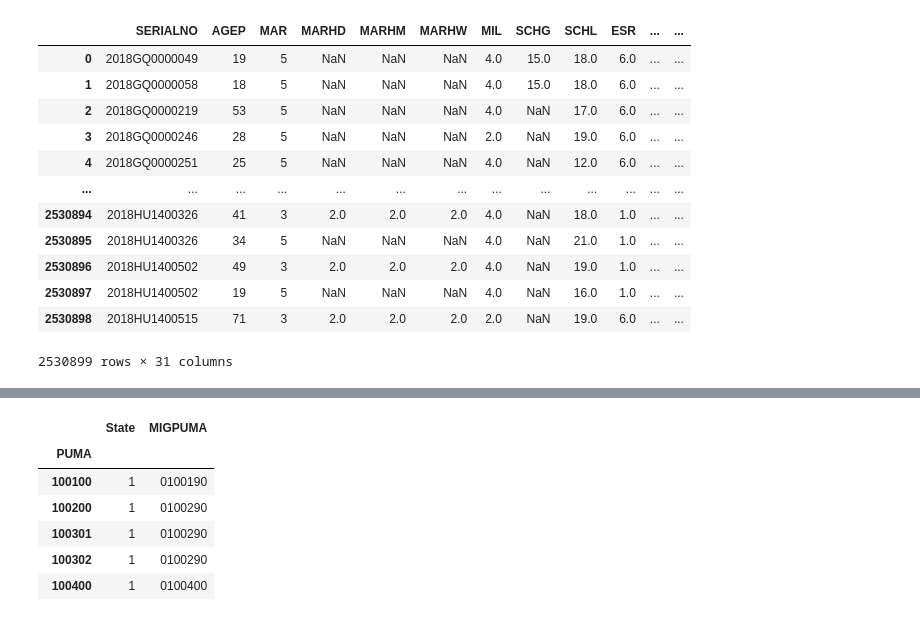
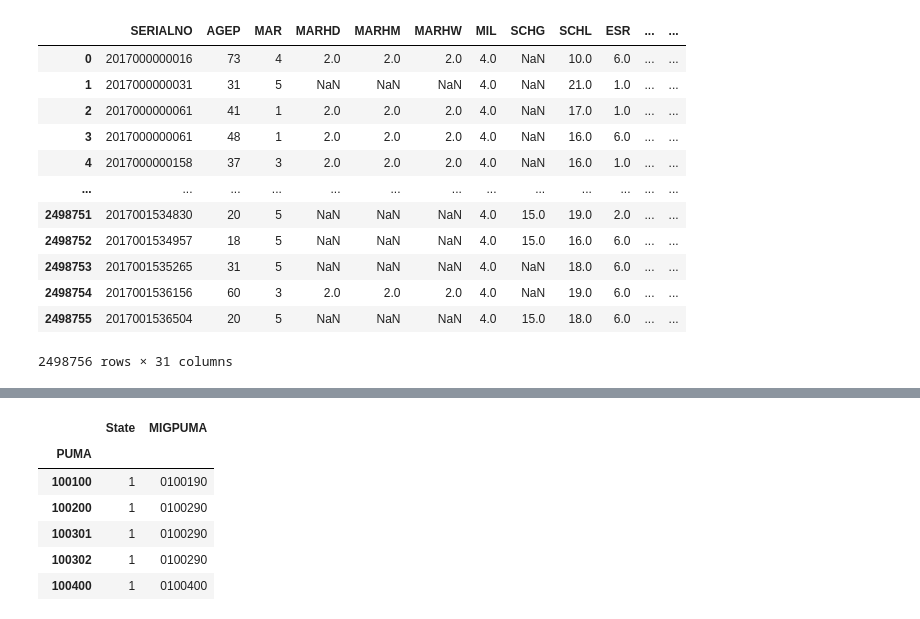
Before and after one commit to yianzhang14/us-migration-modeling, a Jupyter notebook: simulation.ipynb, the cells around one changed output, grey strips where cells are left out. Cells and saved outputs as stored; diff of their text form; code cells hidden in the pictures.

```diff
--- a/simulation.ipynb
+++ b/simulation.ipynb
@@ -18,20 +27,20 @@ migpuma_lodes_file = "data/wac_migpuma.csv"
 # %%
-df = pd.read_csv(f"data/{pums}", usecols=["NAICS", "SERIALNO", "SCHG", "AGEP", "NATIVITY", "PAOC", "ESR", "MAR", "MARHD", "MARHW", "MARHM", "MIL", "TYPE_ORIG", "STAY", "CHOSEN", "ORIGIN", "FES", "HHT", "CBSA_NAME_ORIG", "UNEMP_PCT_ORIG_ADJ", "PERNP_ORIG_ADJ", "HH_MED_VAL_ORIG", "SMOCP_ORIG_ADJ", "GRNTP_ORIG_ADJ", "OWN_JOB_ORIG", "TOT_JOBS_ORIG", "MIGSP", "POBP", "SCHL", "child", "REC_CHILD"])
+df = pd.read_csv(f"data/{pums}", usecols=["NAICS", "SERIALNO", "SCHG", "AGEP", "NATIVITY", "PAOC", "ESR", "MAR", "MARHD", "MARHW", "MARHM", "MIL", "TYPE_ORIG", "STAY", "CHOSEN", "ORIGIN", "FES", "HHT", "CBSA_NAME_ORIG", "UNEMP_PCT_ORIG_ADJ", "PINCP_ORIG_ADJ", "HH_MED_VAL_ORIG", "SMOCP_ORIG_ADJ", "GRNTP_ORIG_ADJ", "OWN_JOB_ORIG", "TOT_JOBS_ORIG", "MIGSP", "POBP", "SCHL", "child", "REC_CHILD"])
 df
 # %% [output]
 |  | SERIALNO | AGEP | MAR | MARHD | MARHM | MARHW | MIL | SCHG | SCHL | ESR | ... | ... |
-| 0 | 2018GQ0000049 | 19 | 5 | NaN | NaN | NaN | 4.0 | 15.0 | 18.0 | 6.0 | ... | ... |
-| 1 | 2018GQ0000058 | 18 | 5 | NaN | NaN | NaN | 4.0 | 15.0 | 18.0 | 6.0 | ... | ... |
-| 2 | 2018GQ0000219 | 53 | 5 | NaN | NaN | NaN | 4.0 | NaN | 17.0 | 6.0 | ... | ... |
-| 3 | 2018GQ0000246 | 28 | 5 | NaN | NaN | NaN | 2.0 | NaN | 19.0 | 6.0 | ... | ... |
-| 4 | 2018GQ0000251 | 25 | 5 | NaN | NaN | NaN | 4.0 | NaN | 12.0 | 6.0 | ... | ... |
+| 0 | 2017000000016 | 73 | 4 | 2.0 | 2.0 | 2.0 | 4.0 | NaN | 10.0 | 6.0 | ... | ... |
+| 1 | 2017000000031 | 31 | 5 | NaN | NaN | NaN | 4.0 | NaN | 21.0 | 1.0 | ... | ... |
+| 2 | 2017000000061 | 41 | 1 | 2.0 | 2.0 | 2.0 | 4.0 | NaN | 17.0 | 1.0 | ... | ... |
+| 3 | 2017000000061 | 48 | 1 | 2.0 | 2.0 | 2.0 | 4.0 | NaN | 16.0 | 6.0 | ... | ... |
+| 4 | 2017000000158 | 37 | 3 | 2.0 | 2.0 | 2.0 | 4.0 | NaN | 16.0 | 1.0 | ... | ... |
 | ... | ... | ... | ... | ... | ... | ... | ... | ... | ... | ... | ... | ... |
-| 2530894 | 2018HU1400326 | 41 | 3 | 2.0 | 2.0 | 2.0 | 4.0 | NaN | 18.0 | 1.0 | ... | ... |
-| 2530895 | 2018HU1400326 | 34 | 5 | NaN | NaN | NaN | 4.0 | NaN | 21.0 | 1.0 | ... | ... |
-| 2530896 | 2018HU1400502 | 49 | 3 | 2.0 | 2.0 | 2.0 | 4.0 | NaN | 19.0 | 1.0 | ... | ... |
-| 2530897 | 2018HU1400502 | 19 | 5 | NaN | NaN | NaN | 4.0 | NaN | 16.0 | 1.0 | ... | ... |
-| 2530898 | 2018HU1400515 | 71 | 3 | 2.0 | 2.0 | 2.0 | 2.0 | NaN | 19.0 | 6.0 | ... | ... |
+| 2498751 | 2017001534830 | 20 | 5 | NaN | NaN | NaN | 4.0 | 15.0 | 19.0 | 2.0 | ... | ... |
+| 2498752 | 2017001534957 | 18 | 5 | NaN | NaN | NaN | 4.0 | 15.0 | 16.0 | 6.0 | ... | ... |
+| 2498753 | 2017001535265 | 31 | 5 | NaN | NaN | NaN | 4.0 | NaN | 18.0 | 6.0 | ... | ... |
+| 2498754 | 2017001536156 | 60 | 3 | 2.0 | 2.0 | 2.0 | 4.0 | NaN | 19.0 | 6.0 | ... | ... |
+| 2498755 | 2017001536504 | 20 | 5 | NaN | NaN | NaN | 4.0 | 15.0 | 18.0 | 6.0 | ... | ... |
-2530899 rows × 31 columns
+2498756 rows × 31 columns
 # %%
 df["MED"] = np.where(df["NAICS"] == "MED", 1, 0)
 df["MFG"] = np.where(df["NAICS"] == "MFG", 1, 0)
```
Also changed, not shown: parts of 59 cells of this notebook, 2 other files.
